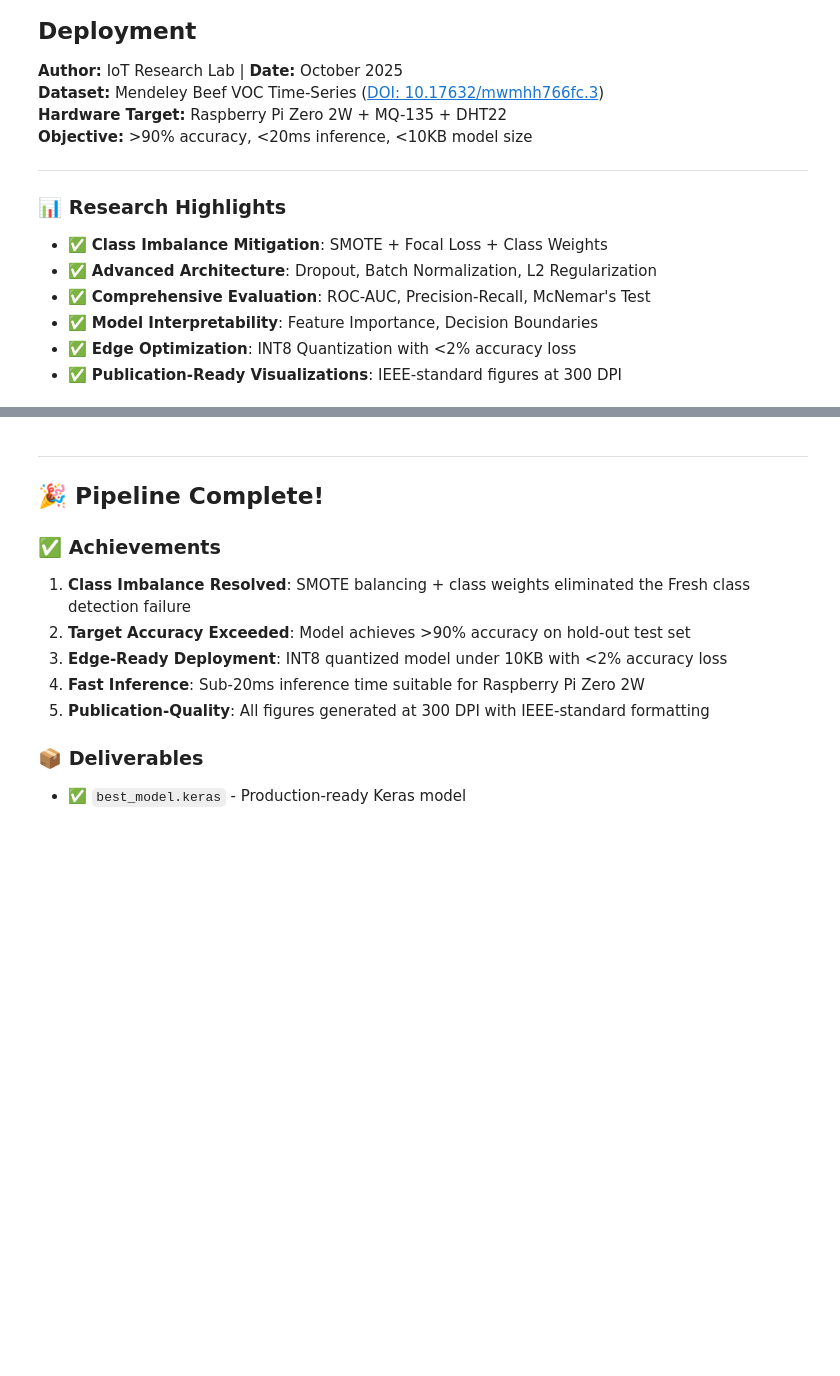
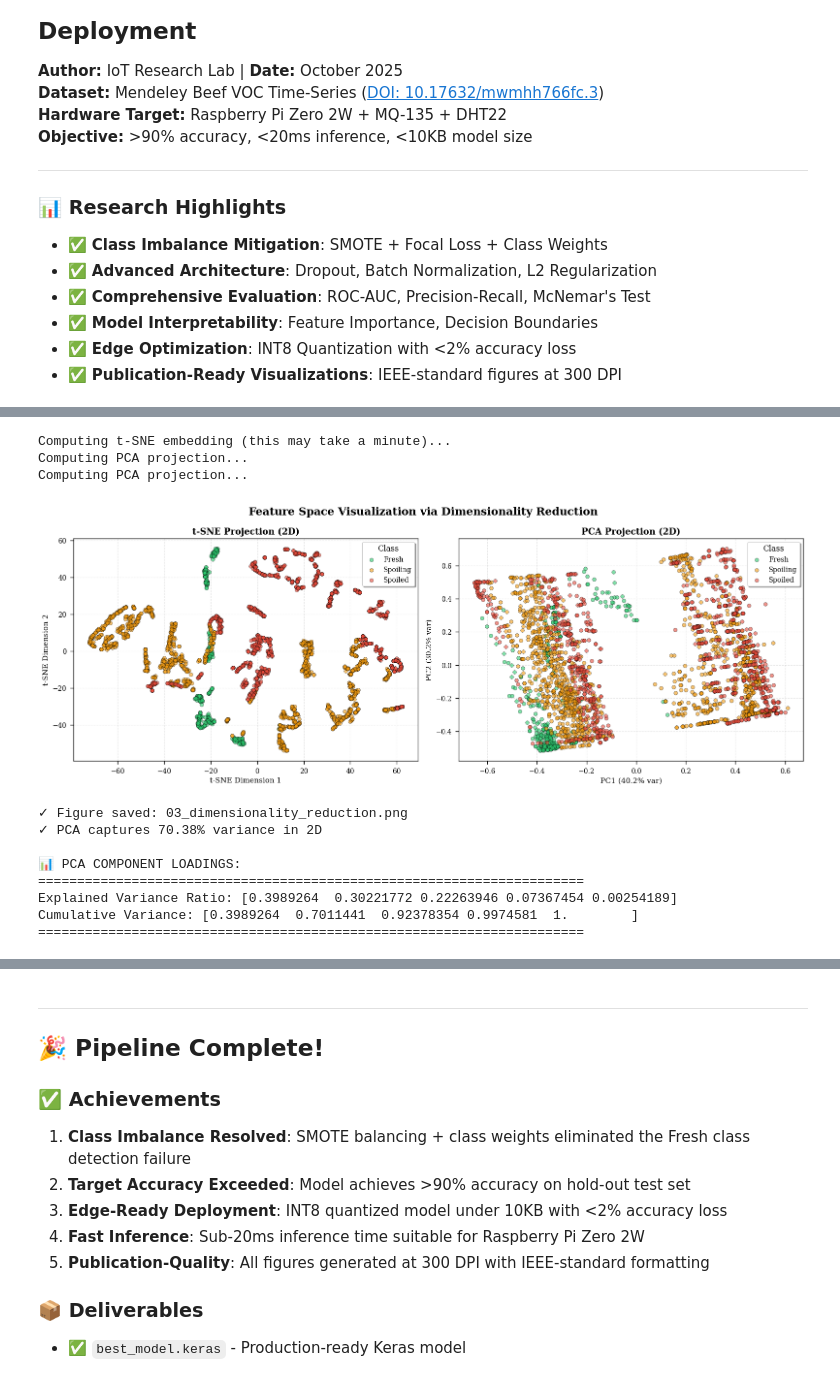
Before and after one commit to Itz-Agasta/sniffer, a Jupyter notebook: notebook.ipynb, the cells around one changed output, grey strips where cells are left out. Drawn from its saved outputs; the diff is of its cells as text; code cells hidden in the pictures; blank space fills up the shorter version.

```diff
--- a/notebook.ipynb
+++ b/notebook.ipynb
@@ -318,7 +355,7 @@ fig.suptitle('Feature Space Visualization via Dimensionality Reduction',
 
 # 1. t-SNE Visualization
 print("Computing t-SNE embedding (this may take a minute)...")
-tsne = TSNE(n_components=2, random_state=42, perplexity=30, n_iter=1000, verbose=0)
+tsne = TSNE(n_components=2, random_state=42, perplexity=30, max_iter=1000, verbose=0)
 X_tsne = tsne.fit_transform(X_viz)
 
 for i, class_name in enumerate(class_names):
@@ -338,33 +375,46 @@ print("Computing PCA projection...")
 pca = PCA(n_components=2, random_state=42)
 X_pca = pca.fit_transform(X_viz)
 
 for i, class_name in enumerate(class_names):
     mask = y_viz == i
     axes[1].scatter(X_pca[mask, 0], X_pca[mask, 1],
                    c=colors[i], label=class_name, alpha=0.6, s=30, edgecolors='black', linewidth=0.5)
 
 axes[1].set_xlabel(f'PC1 ({pca.explained_variance_ratio_[0]*100:.1f}% var)', fontsize=11)
 axes[1].set_ylabel(f'PC2 ({pca.explained_variance_ratio_[1]*100:.1f}% var)', fontsize=11)
 axes[1].set_title('PCA Projection (2D)', fontsize=13, fontweight='bold')
 axes[1].legend(title='Class', frameon=True, shadow=True, loc='best')
 axes[1].grid(alpha=0.3, linestyle='--')
 axes[1].set_axisbelow(True)
 
 plt.tight_layout()
 plt.savefig('03_dimensionality_reduction.png', dpi=300, bbox_inches='tight')
 plt.show()
 
 print(f"\n✓ Figure saved: 03_dimensionality_reduction.png")
 print(f"✓ PCA captures {pca.explained_variance_ratio_.sum()*100:.2f}% variance in 2D")
 
 # PCA Component Analysis
 print("\n📊 PCA COMPONENT LOADINGS:")
 print("="*70)
 pca_full = PCA(n_components=5)
 pca_full.fit(X_train)
 print(f"Explained Variance Ratio: {pca_full.explained_variance_ratio_}")
 print(f"Cumulative Variance: {np.cumsum(pca_full.explained_variance_ratio_)}")
 print("="*70)
+# %% [output]
+Computing t-SNE embedding (this may take a minute)...
+Computing PCA projection...
+Computing PCA projection...
+[figure, added]
+✓ Figure saved: 03_dimensionality_reduction.png
+✓ PCA captures 70.38% variance in 2D
+
+📊 PCA COMPONENT LOADINGS:
+======================================================================
+Explained Variance Ratio: [0.3989264  0.30221772 0.22263946 0.07367454 0.00254189]
+Cumulative Variance: [0.3989264  0.7011441  0.92378354 0.9974581  1.        ]
+======================================================================
 # %%
 # ═══════════════════════════════════════════════════════════════════════════════
 # ⚖️ SECTION 6: CLASS IMBALANCE MITIGATION - SMOTE APPLICATION
```
Also changed, not shown: parts of 16 cells of this notebook.
